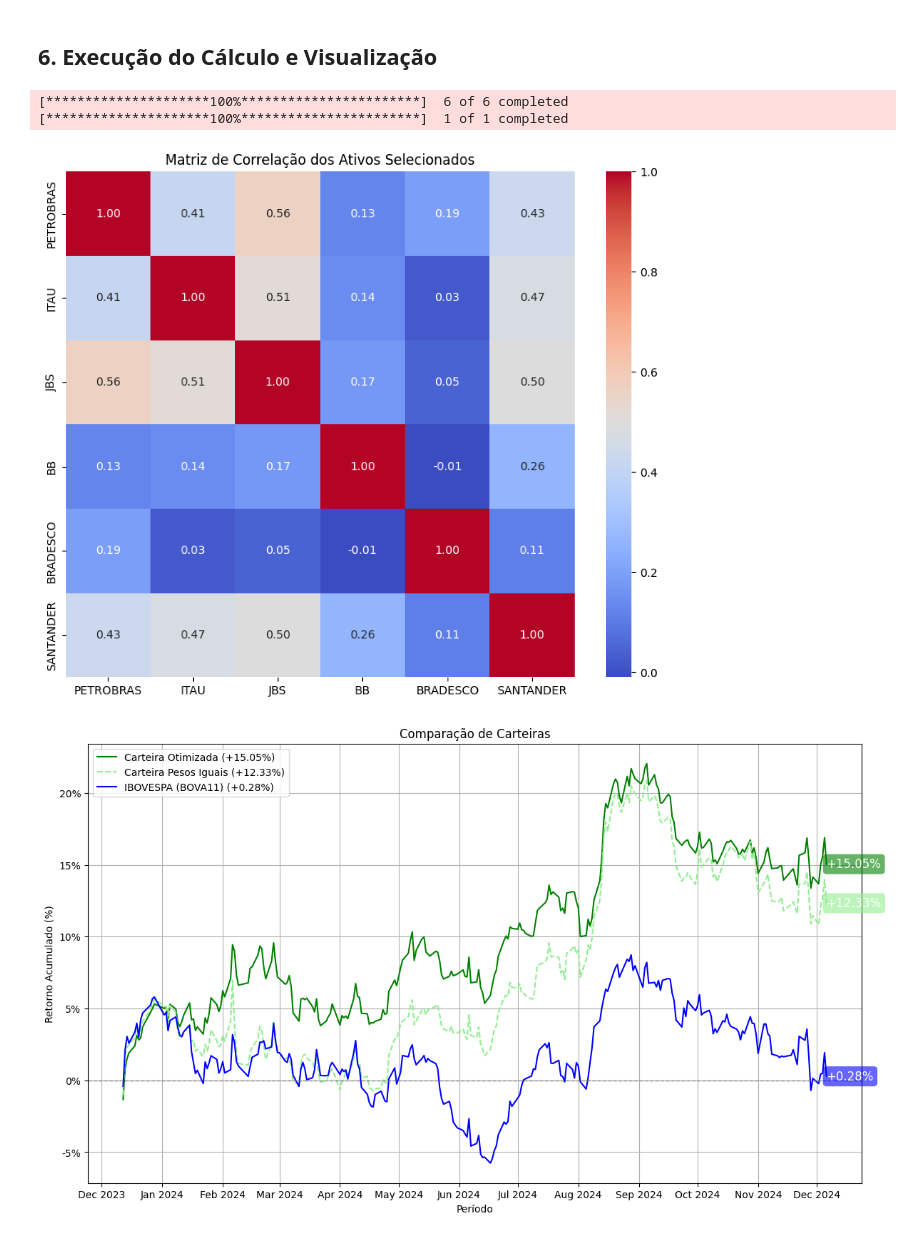
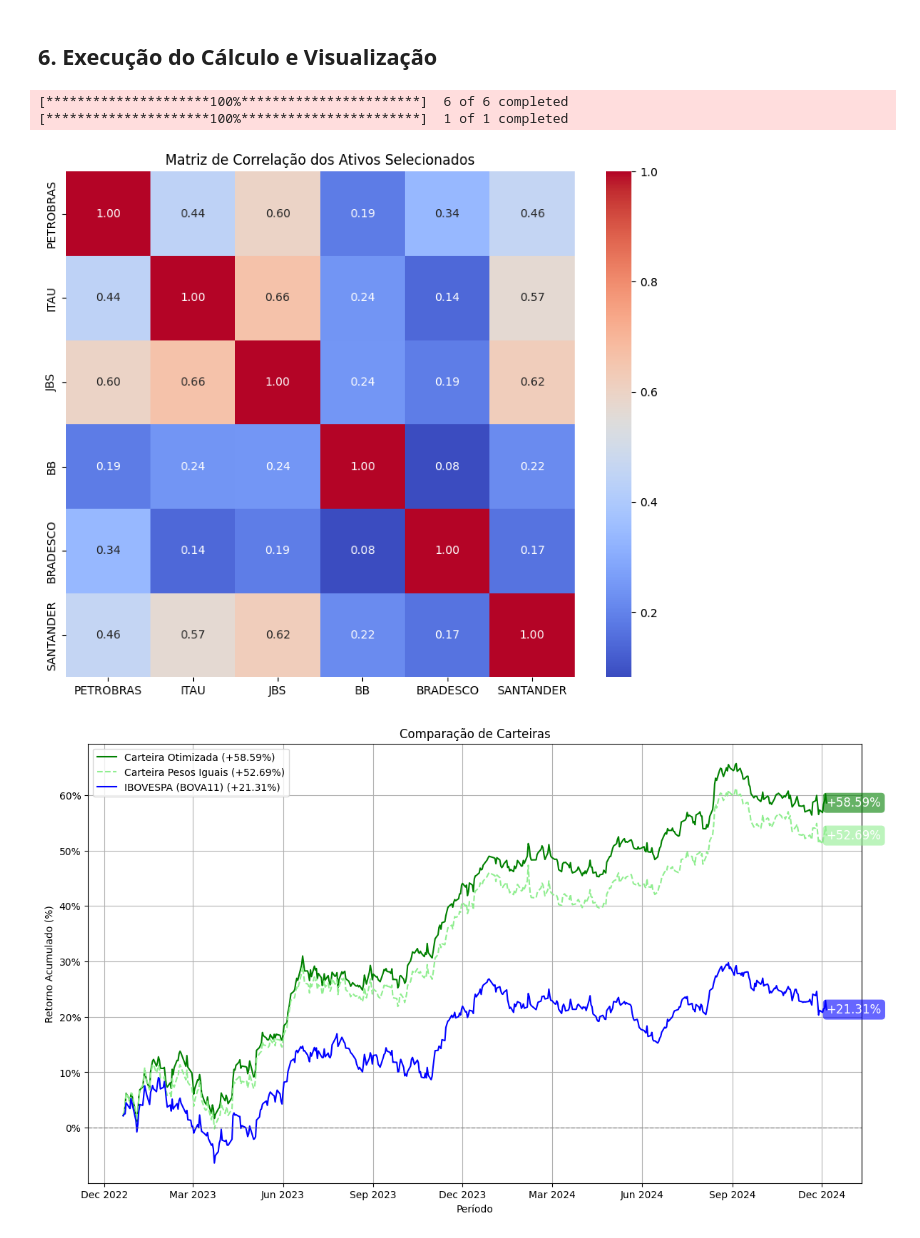
Before and after one commit to EPS-ALM/alm-risk-manager, a Jupyter notebook: notebooks/investment_risk.ipynb, the cells around one changed output. Drawn from its saved outputs; the diff is of its cells as text; code cells hidden in the pictures.

Commit message:
feat: funcionamento em M e Y (meses e anos)

```diff
--- a/notebooks/investment_risk.ipynb
+++ b/notebooks/investment_risk.ipynb
@@ -123,7 +131,7 @@ def gerar_matriz_correlacao(retornos):
 # %% [markdown]
 - Gerar Gráfico
 # %%
-def gerar_grafico(retorno_iguais, retorno_otimizado, retorno_ibov):
+def gerar_grafico(retorno_iguais, retorno_otimizado, retorno_ibov, periodo_escolhido):
     """Gera o gráfico de comparação de retornos acumulados com valores finais na legenda."""
     plt.figure(figsize=(14, 8))
 
@@ -145,9 +153,36 @@ def gerar_grafico(retorno_iguais, retorno_otimizado, retorno_ibov):
     # Configuração do eixo Y (em porcentagem)
     plt.gca().yaxis.set_major_formatter(plt.FuncFormatter(lambda y, _: f"{y:.0%}"))
 
-    # Configuração do eixo X (com meses abreviados)
-    plt.gca().xaxis.set_major_locator(mdates.MonthLocator())
-    plt.gca().xaxis.set_major_formatter(mdates.DateFormatter('%b %Y'))
+    # Ajuste dinâmico do eixo X com base no período
+    if periodo_escolhido.endswith("M"):
+        meses = int(periodo_escolhido[:-1])
+        if meses <= 12:  # Até 12 meses
+            plt.gca().xaxis.set_major_locator(mdates.MonthLocator(interval=1))  # Marcação mensal
+            plt.gca().xaxis.set_major_formatter(mdates.DateFormatter('%b %Y'))
+        elif meses <= 24:  # Entre 12 meses e 2 anos
+            plt.gca().xaxis.set_major_locator(mdates.MonthLocator(interval=3))  # A cada 3 meses
+            plt.gca().xaxis.set_major_formatter(mdates.DateFormatter('%b %Y'))
+        elif meses <= 36:  # Entre 2 anos e 3 anos
+            plt.gca().xaxis.set_major_locator(mdates.MonthLocator(interval=6))  # A cada 6 meses
+            plt.gca().xaxis.set_major_formatter(mdates.DateFormatter('%b %Y'))
+        else:  # Mais de 3 anos
+            plt.gca().xaxis.set_major_locator(mdates.YearLocator())  # Marcação anual
+            plt.gca().xaxis.set_major_formatter(mdates.DateFormatter('%Y'))
+
+    elif periodo_escolhido.endswith("Y"):
+        anos = int(periodo_escolhido[:-1])
+        if anos == 1:  # Até 1 ano
+            plt.gca().xaxis.set_major_locator(mdates.MonthLocator(interval=1))  # Marcação mensal
+            plt.gca().xaxis.set_major_formatter(mdates.DateFormatter('%b %Y'))
+        elif anos <= 2:  # Até 2 anos
+            plt.gca().xaxis.set_major_locator(mdates.MonthLocator(interval=3))  # A cada 3 meses
+            plt.gca().xaxis.set_major_formatter(mdates.DateFormatter('%b %Y'))
+        elif anos <= 3:  # Até 3 anos
+            plt.gca().xaxis.set_major_locator(mdates.MonthLocator(interval=6))  # A cada 6 meses
+            plt.gca().xaxis.set_major_formatter(mdates.DateFormatter('%b %Y'))
+        else:  # Mais de 3 anos
+            plt.gca().xaxis.set_major_locator(mdates.YearLocator())  # Marcação anual
+            plt.gca().xaxis.set_major_formatter(mdates.DateFormatter('%Y'))
 
     # Adicionar rótulos finais no gráfico
     for label, (value, color) in final_values.items():
@@ -172,41 +207,41 @@ def gerar_grafico(retorno_iguais, retorno_otimizado, retorno_ibov):
 # %%
 # Simulação com escolhas do usuário
 escolhas_usuario = ["PETROBRAS", "ITAU", "JBS", "BB", "BRADESCO", "SANTANDER"]  # Exemplo de escolha do usuário
-periodo_usuario = "1Y"  # Exemplo de escolha do período (1M, 6M, 1Y, 3Y ou 5Y)
+periodo_usuario = "24M"  # Exemplo de escolha do período (1M a 60M ou 1Y a 5Y)
 # %% [markdown]
 ## 6. Execução do Cálculo e Visualização
 # %%
 # Baixando dados
 dados_escolhidos = baixar_dados(escolhas_usuario, periodo_usuario)
 retornos = dados_escolhidos.pct_change().dropna()
 
 # Calculando carteiras
 pesos_iguais, retorno_iguais = calcular_pesos_iguais(retornos)
 pesos_otimizados, retorno_otimizado = calcular_carteira_otimizada(retornos)
 
 # Comparação com IBOVESPA (BOVA11)
 dados_ibov = baixar_dados(["IBOVESPA"], periodo_usuario)
 retorno_ibov = dados_ibov.pct_change().dropna().cumsum()
 
 # Exibir a matriz de correlação
 correlacao = gerar_matriz_correlacao(retornos)
 
 # Gerar o gráfico
-gerar_grafico(retorno_iguais, retorno_otimizado, retorno_ibov)
+gerar_grafico(retorno_iguais, retorno_otimizado, retorno_ibov, periodo_usuario)
 
 # Exibir resultados
 print("\nPesos Iguais da Carteira:")
 for ativo, peso in zip(escolhas_usuario, pesos_iguais):
     print(f"{ativo}: {peso:.2%}")
 
 print("\nPesos Otimizados da Carteira:")
 for ativo, peso in zip(escolhas_usuario, pesos_otimizados):
     print(f"{ativo}: {peso:.2%}")
 # %% [output]
 [*********************100%***********************]  6 of 6 completed
 [*********************100%***********************]  1 of 1 completed
-[figure, old version]
+[figure, new version]
-[figure, old version]
+[figure, new version]
 Pesos Iguais da Carteira:
 PETROBRAS: 16.67%
 ITAU: 16.67%
```
Also changed, not shown: parts of 3 cells of this notebook, 1 other file.
